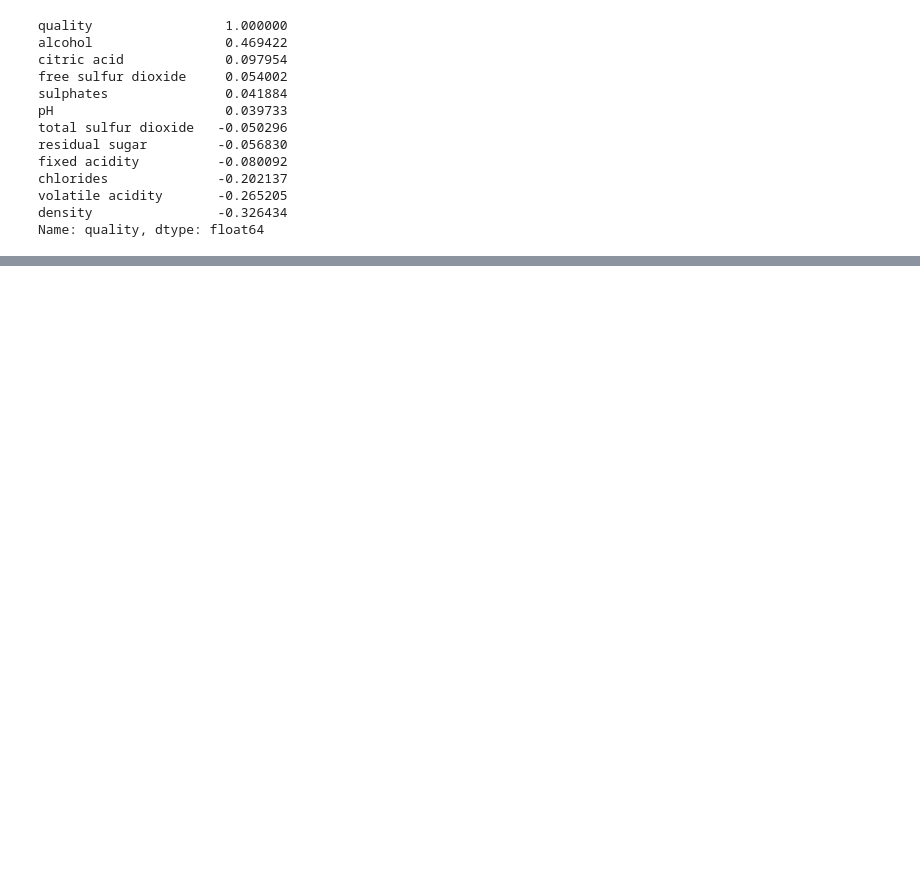
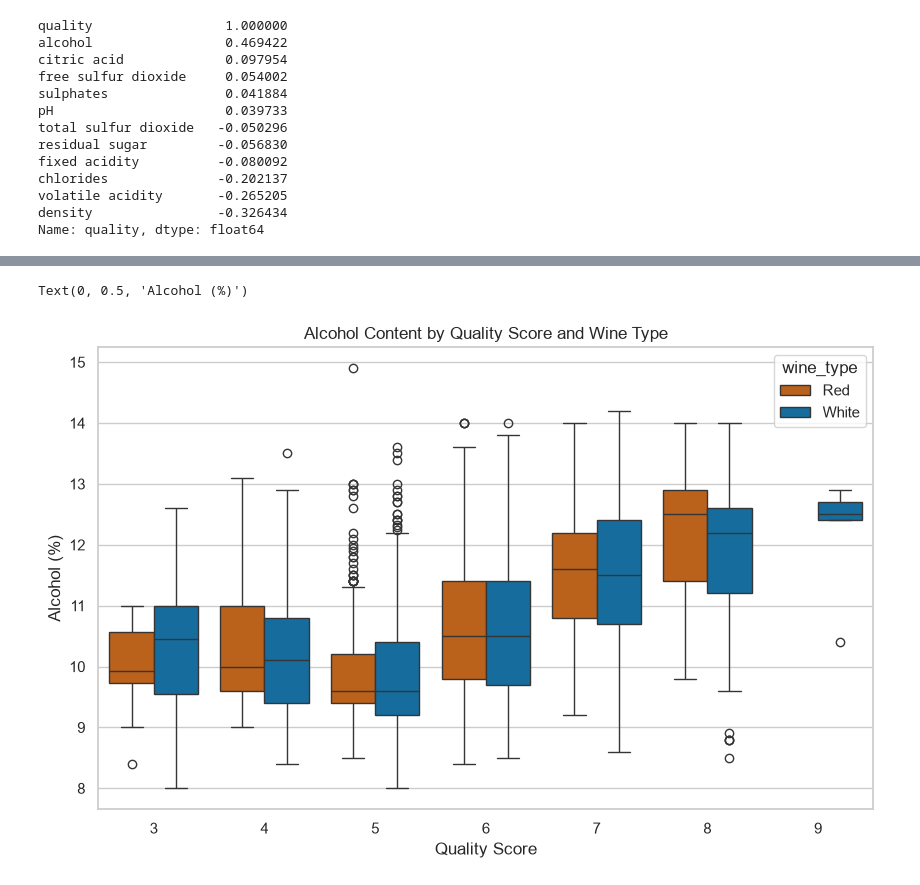
Before and after one commit to Shehzaad-S/ai-programming-foundations-project, a Jupyter notebook: notebooks/data_workflow.ipynb, the cells around one changed output, grey strips where cells are left out. Drawn from its saved outputs; the diff is of its cells as text; code cells hidden in the pictures; blank space fills up the shorter version.

```diff
--- a/notebooks/data_workflow.ipynb
+++ b/notebooks/data_workflow.ipynb
@@ -332,0 +372,13 @@ Name: quality, dtype: float64
+# %%
+palette = {
+"Red": "#D55E00",
+"White": "#0072B2"
+}
+plt.figure(figsize=(10, 6))
+sns.boxplot(data=df_wine, x="quality", y="alcohol", hue="wine_type", palette=palette)
+plt.title("Alcohol Content by Quality Score and Wine Type")
+plt.xlabel("Quality Score")
+plt.ylabel("Alcohol (%)")
+# %% [output]
+Text(0, 0.5, 'Alcohol (%)')
+[figure, added]
```
Also changed, not shown: parts of 15 cells of this notebook.
